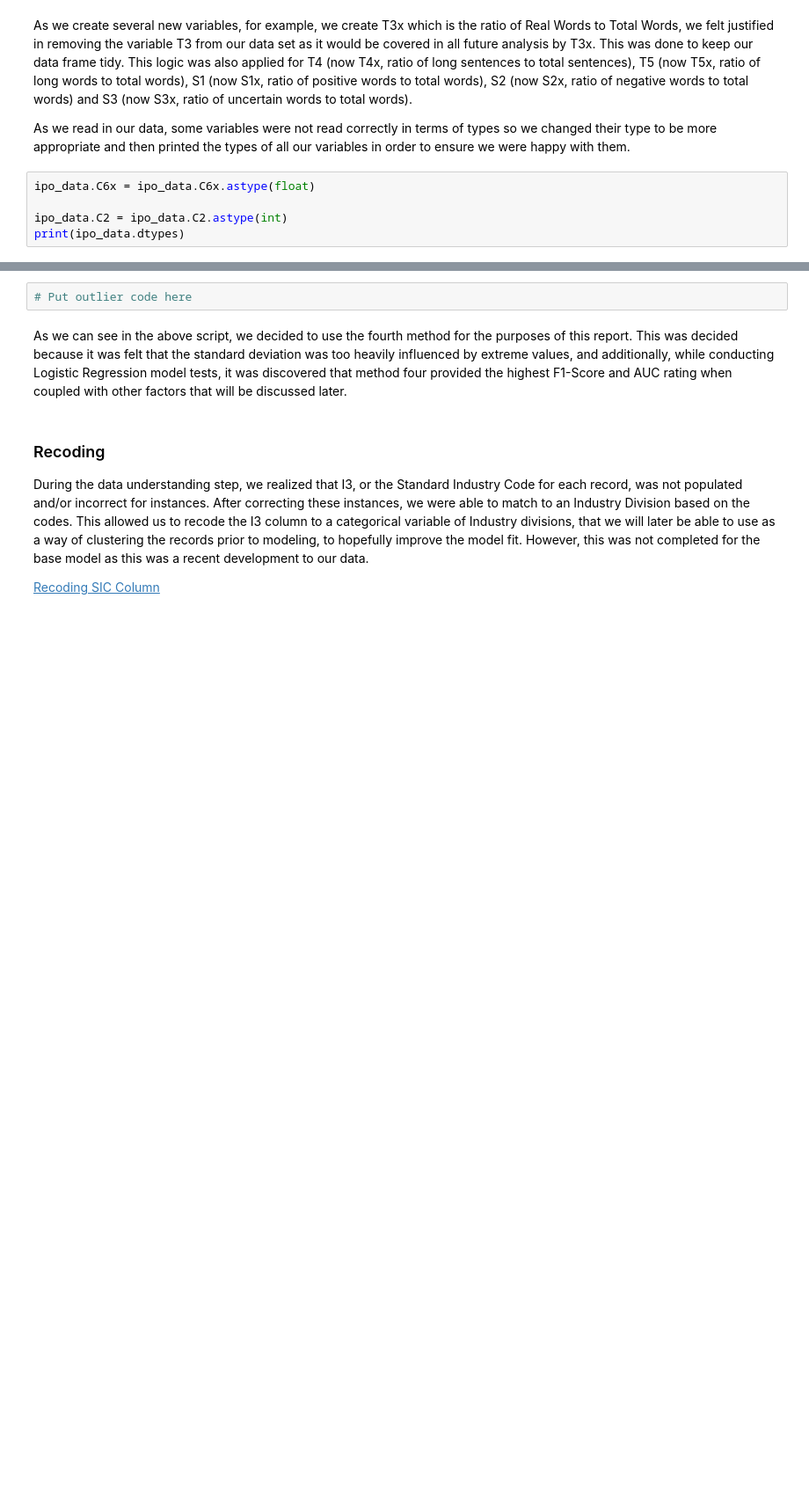
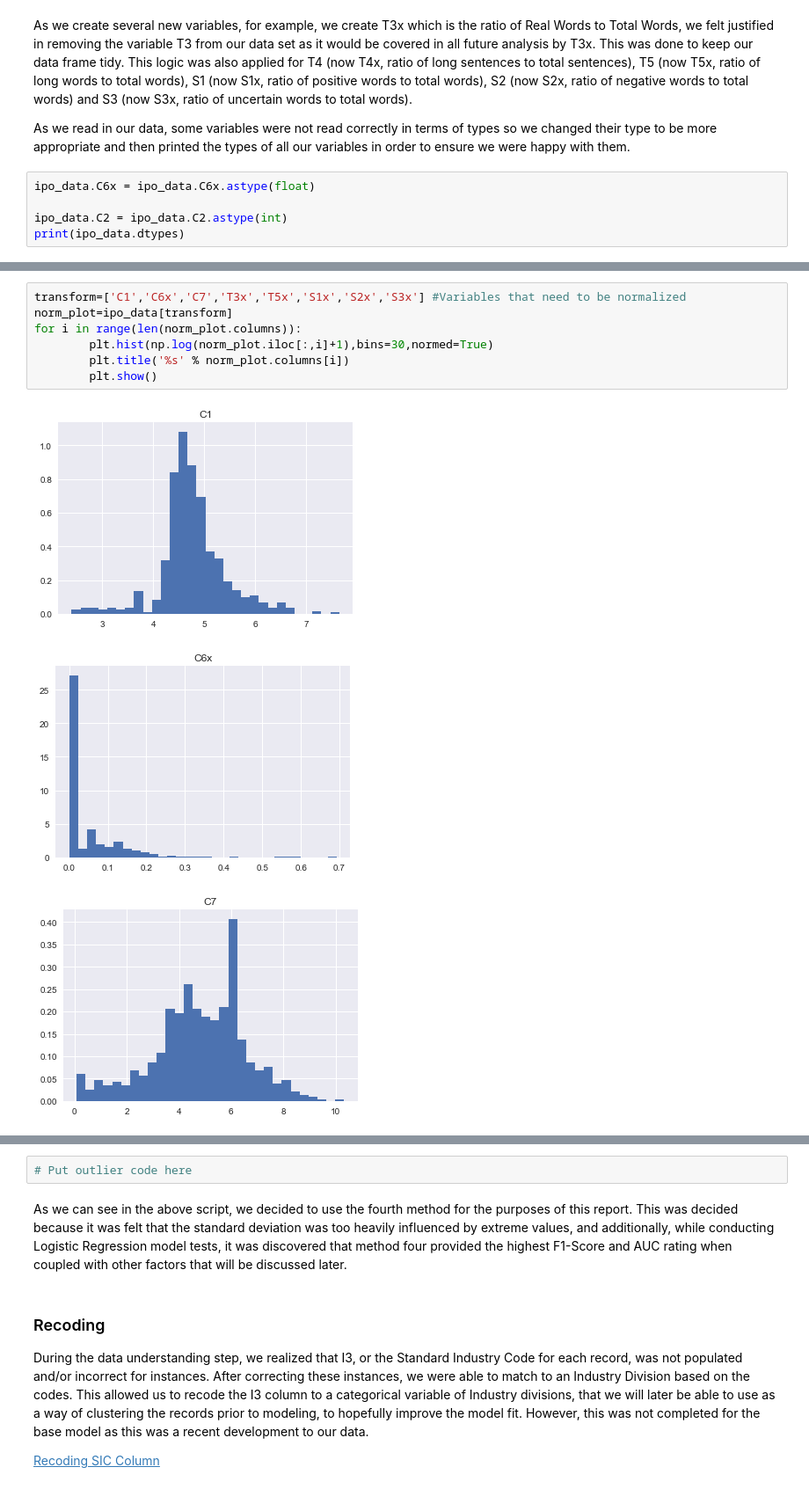
Before and after one commit to ConorFeeney/IS540-Code, a Jupyter notebook: Python for Comp 1/Milestone Report.ipynb, the cells around one changed output, grey strips where cells are left out. Shown: that part at 88% size. Drawn from its saved outputs; the diff is of its cells as text; blank space fills up the shorter version.

```diff
--- a/Python for Comp 1/Milestone Report.ipynb
+++ b/Python for Comp 1/Milestone Report.ipynb
@@ -136,0 +201,11 @@ print(ipo_data.dtypes)
+# %%
+transform=['C1','C6x','C7','T3x','T5x','S1x','S2x','S3x'] #Variables that need to be normalized
+norm_plot=ipo_data[transform]
+for i in range(len(norm_plot.columns)):
+        plt.hist(np.log(norm_plot.iloc[:,i]+1),bins=30,normed=True)
+        plt.title('%s' % norm_plot.columns[i])
+        plt.show()
+# %% [output]
+[figure, added]
+[figure, added]
+[figure, added]
```
Also changed, not shown: parts of 14 cells of this notebook, 4 other files.
